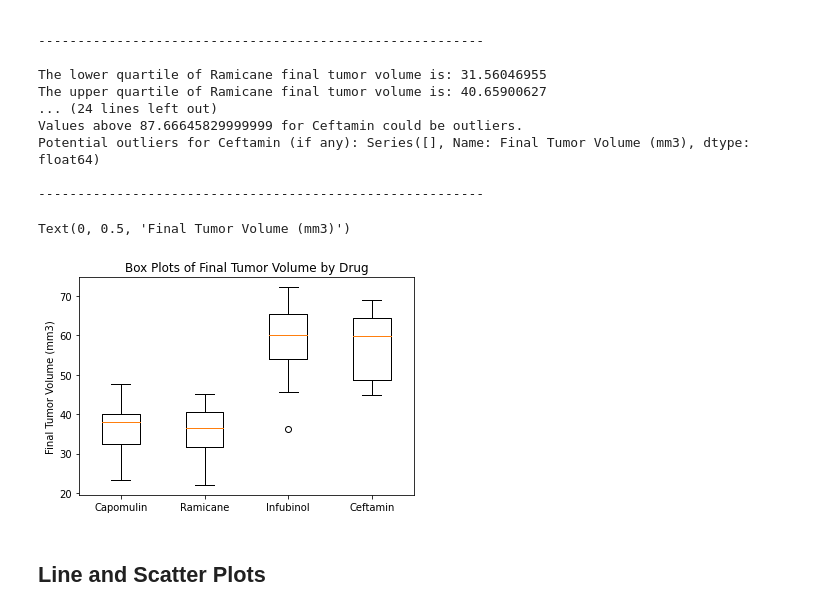
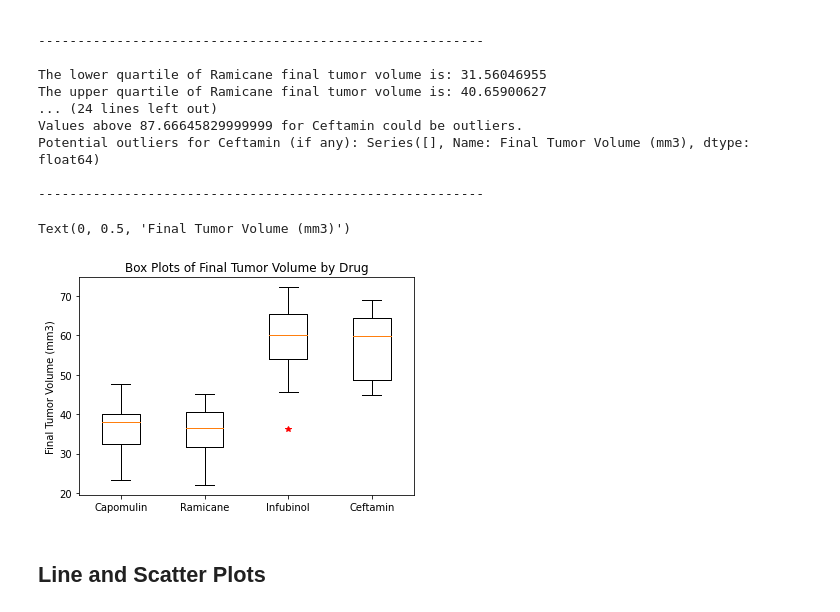
Before and after one commit to cwolf1424/Matplotlib_Challenge, a Jupyter notebook: Starter_Code/Pymaceuticals/pymaceuticals_starter.ipynb, the cells around one changed output. Saved outputs shown, nothing was run; the diff lists cells and outputs as text; code cells hidden in the pictures.

```diff
--- a/Starter_Code/Pymaceuticals/pymaceuticals_starter.ipynb
+++ b/Starter_Code/Pymaceuticals/pymaceuticals_starter.ipynb
@@ -327,12 +327,12 @@ Potential outliers for Ceftamin (if any): Series([], Name: Final Tumor Volume (m
 ---------------------------------------------------------
 # %%
 # Generate a box plot that shows the distrubution of the tumor volume for each treatment group.
-plt.boxplot (tumor_vol_data)
+plt.boxplot (tumor_vol_data, 0, 'r*')
 plt.title ("Box Plots of Final Tumor Volume by Drug")
 plt.xticks ([1,2,3,4], promising_treatments)
 plt.ylabel ("Final Tumor Volume (mm3)")
 # %% [output]
 Text(0, 0.5, 'Final Tumor Volume (mm3)')
-[figure, old version]
+[figure, new version]
 # %% [markdown]
 ## Line and Scatter Plots
```
Also changed, not shown: parts of 2 cells of this notebook.
